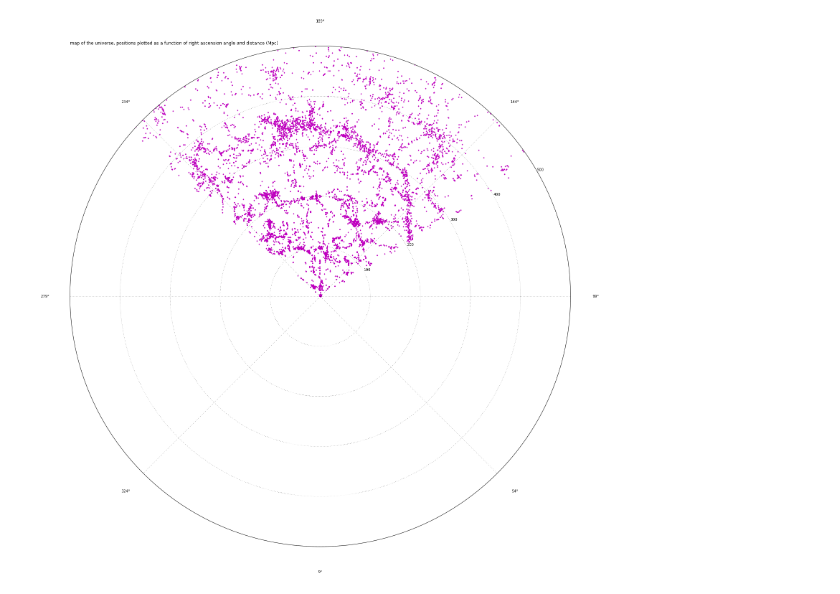
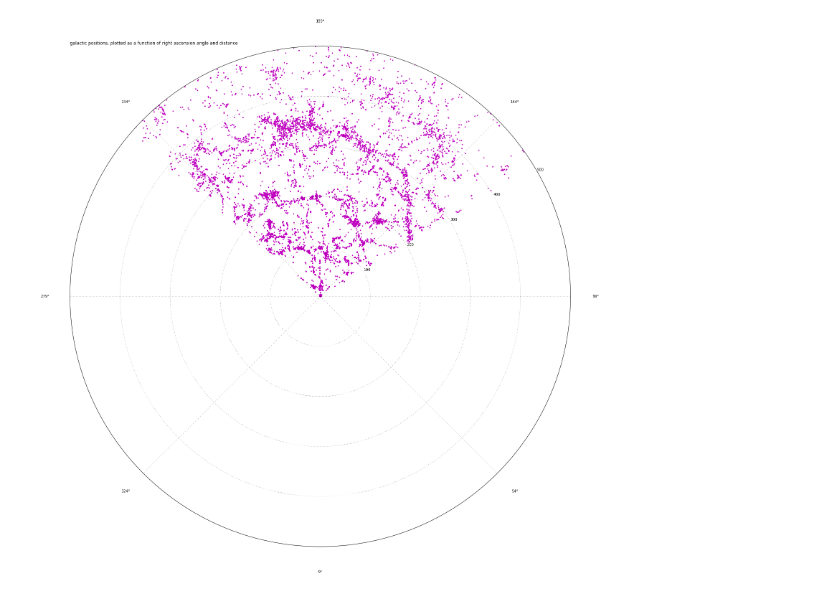
Before and after one commit to jacob-i-skinner/WWU-projects, a Jupyter notebook: Problem set 3 # 1.ipynb, the cells around one changed output. Drawn from its saved outputs; the diff is of its cells as text; code cells hidden in the pictures.

```diff
--- a/Problem set 3 # 1.ipynb
+++ b/Problem set 3 # 1.ipynb
@@ -17,13 +17,14 @@ z = np.ndarray.tolist(Z)
 # %%
 plt.figure(figsize = (25,25))
 fig = plt.subplot(111, projection = 'polar')
 fig.plot(ra, d, 'm.')
 fig.set_rmax(500)
-plt.title('map of the universe, positions plotted as a function of right ascension angle and distance (Mpc)', loc=('left'))
+plt.title('galactic positions, plotted as a function of right ascension angle and distance', loc=('left'))
 #ylabel = plt.ylabel('distane (Mpc)')
-fig.set_xticklabels(['99\N{DEGREE SIGN}', '144\N{DEGREE SIGN}', '189\N{DEGREE SIGN}', '234\N{DEGREE SIGN}', '279\N{DEGREE SIGN}', '324\N{DEGREE SIGN}', '9\N{DEGREE SIGN}', '54\N{DEGREE SIGN}'])
+fig.set_xticklabels(['99\N{DEGREE SIGN}', '144\N{DEGREE SIGN}', '189\N{DEGREE SIGN}','234\N{DEGREE SIGN}',
+                     '279\N{DEGREE SIGN}', '324\N{DEGREE SIGN}', '9\N{DEGREE SIGN}', '54\N{DEGREE SIGN}'])
 fig.set_rlabel_position(30)
 plt.savefig('universe.png')
 plt.show()
 # %% [output]
-[figure, old version]
+[figure, new version]
```
